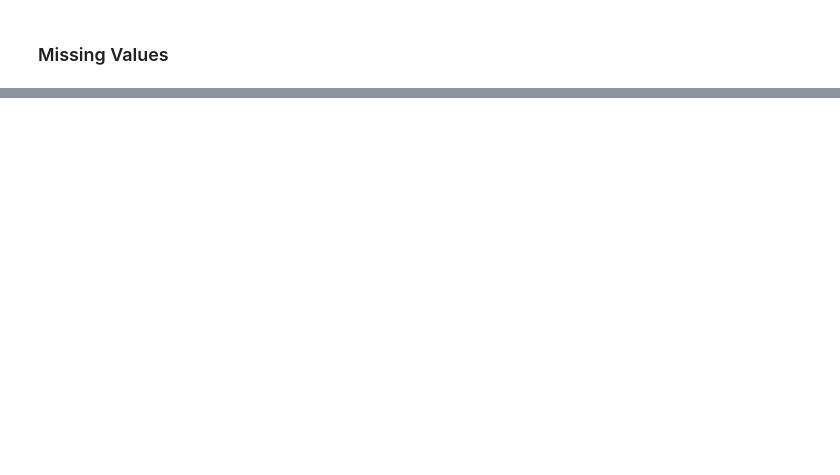
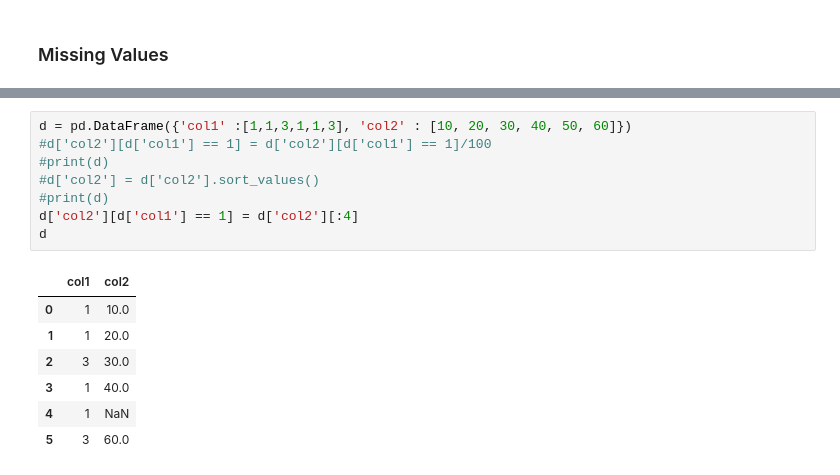
Before and after one commit to Luke-py/Australian-Rainfall, a Jupyter notebook: Australian Rainfall.ipynb, the cells around one changed output, grey strips where cells are left out. Drawn from its saved outputs; the diff is of its cells as text; blank space fills up the shorter version.

```diff
--- a/Australian Rainfall.ipynb
+++ b/Australian Rainfall.ipynb
@@ -477,0 +539,16 @@ array(['W', 'WNW', 'WSW', 'NE', 'NNW', 'N', 'NNE', 'SW', nan, 'ENE',
+# %%
+d = pd.DataFrame({'col1' :[1,1,3,1,1,3], 'col2' : [10, 20, 30, 40, 50, 60]})
+#d['col2'][d['col1'] == 1] = d['col2'][d['col1'] == 1]/100
+#print(d)
+#d['col2'] = d['col2'].sort_values()
+#print(d)
+d['col2'][d['col1'] == 1] = d['col2'][:4]
+d
+# %% [output]
+|  | col1 | col2 |
+| 0 | 1 | 10.0 |
+| 1 | 1 | 20.0 |
+| 2 | 3 | 30.0 |
+| 3 | 1 | 40.0 |
+| 4 | 1 | NaN |
+| 5 | 3 | 60.0 |
```
Also changed, not shown: parts of 62 cells of this notebook.
